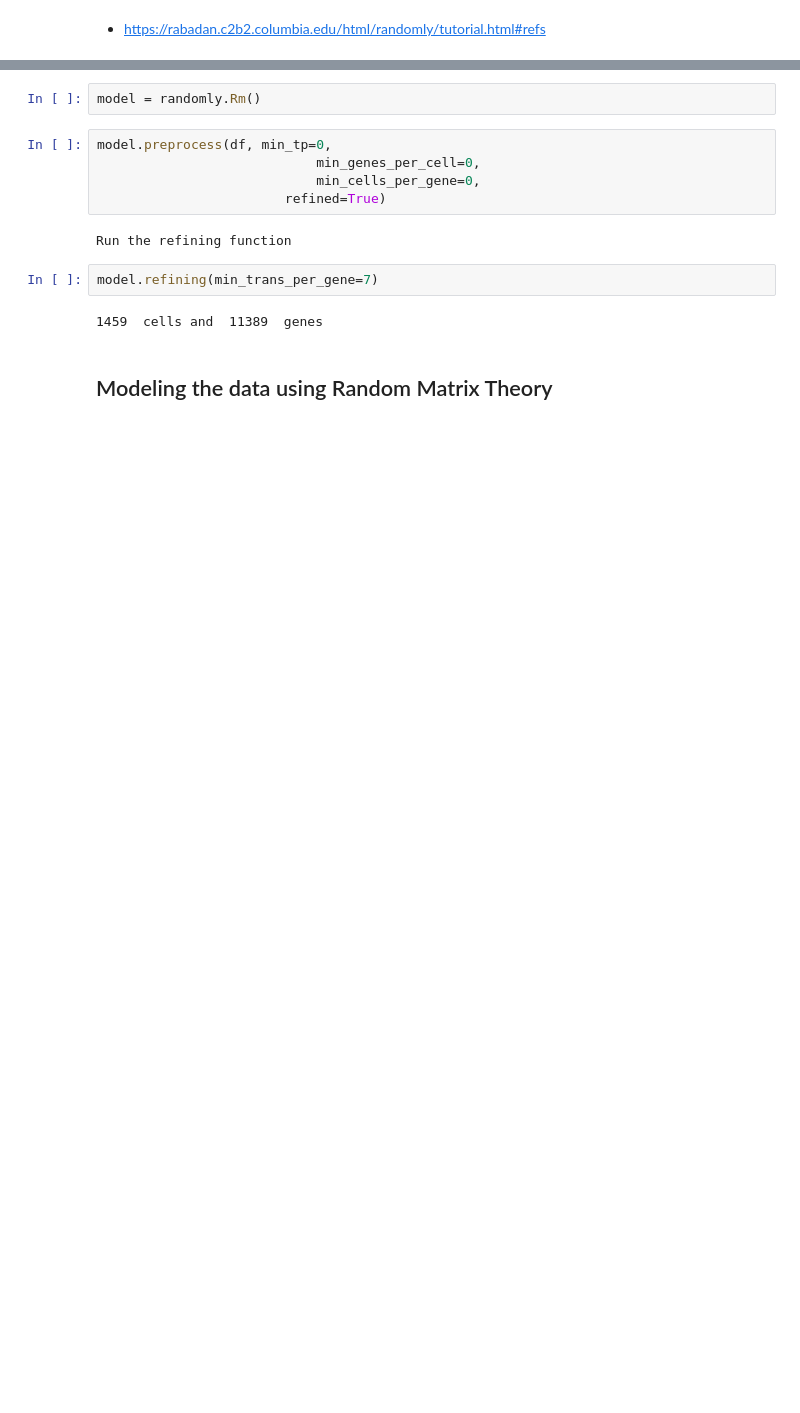
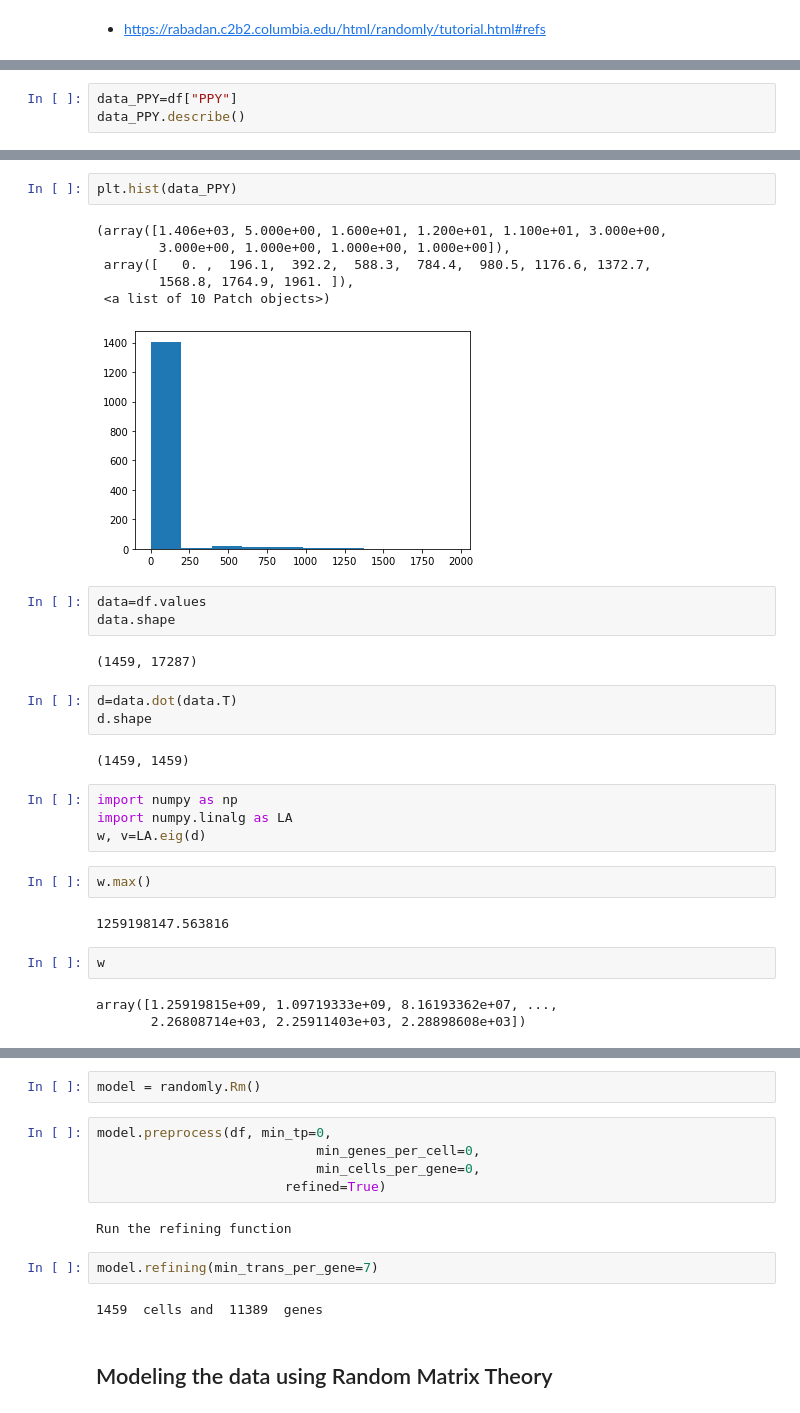
Before and after one commit to 1814koki/Python, a Jupyter notebook: RMT_t_SNE.ipynb, the cells around one changed output, grey strips where cells are left out. Drawn from its saved outputs; the diff is of its cells as text; blank space fills up the shorter version.

```diff
--- a/RMT_t_SNE.ipynb
+++ b/RMT_t_SNE.ipynb
@@ -45,0 +45,3 @@ memory usage: 192.4 MB
+# %%
+data_PPY=df["PPY"]
+data_PPY.describe()
@@ -45,0 +58,32 @@ memory usage: 192.4 MB
+# %%
+plt.hist(data_PPY)
+# %% [output]
+(array([1.406e+03, 5.000e+00, 1.600e+01, 1.200e+01, 1.100e+01, 3.000e+00,
+        3.000e+00, 1.000e+00, 1.000e+00, 1.000e+00]),
+ array([   0. ,  196.1,  392.2,  588.3,  784.4,  980.5, 1176.6, 1372.7,
+        1568.8, 1764.9, 1961. ]),
+ <a list of 10 Patch objects>)
+[figure, added]
+# %%
+data=df.values
+data.shape
+# %% [output]
+(1459, 17287)
+# %%
+d=data.dot(data.T)
+d.shape
+# %% [output]
+(1459, 1459)
+# %%
+import numpy as np
+import numpy.linalg as LA
+w, v=LA.eig(d)
+# %%
+w.max()
+# %% [output]
+1259198147.563816
+# %%
+w
+# %% [output]
+array([1.25919815e+09, 1.09719333e+09, 8.16193362e+07, ...,
+       2.26808714e+03, 2.25911403e+03, 2.28898608e+03])
```
Also changed, not shown: parts of 18 cells of this notebook.
